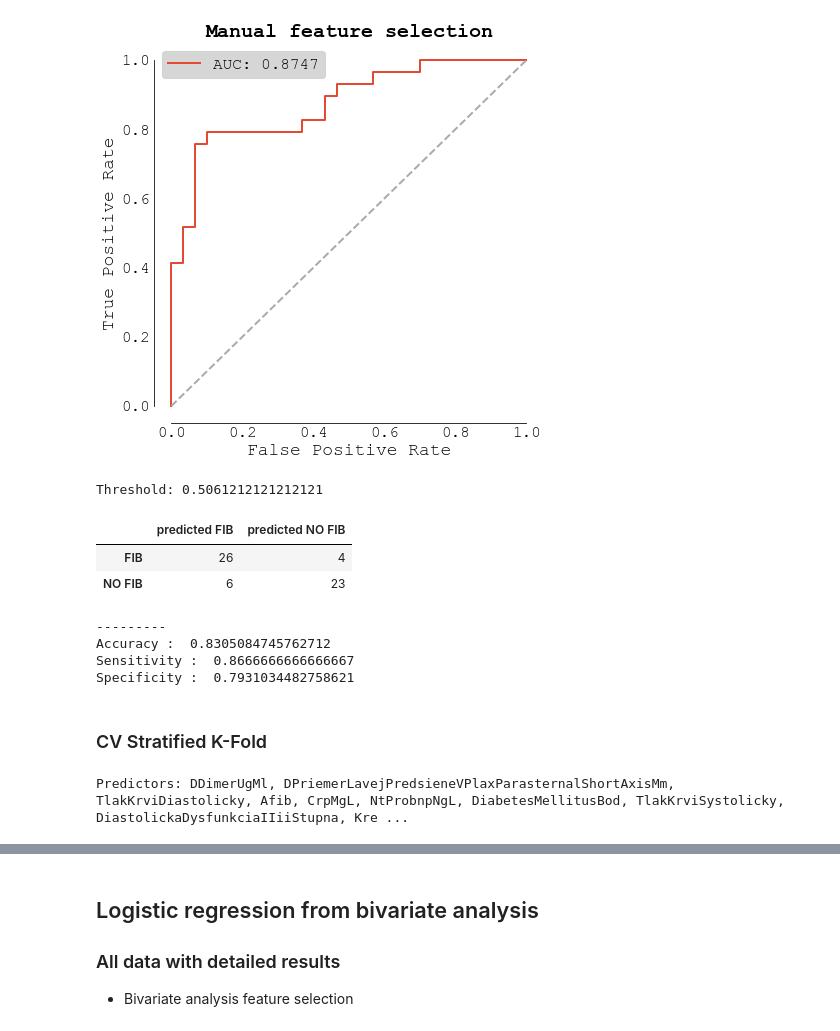
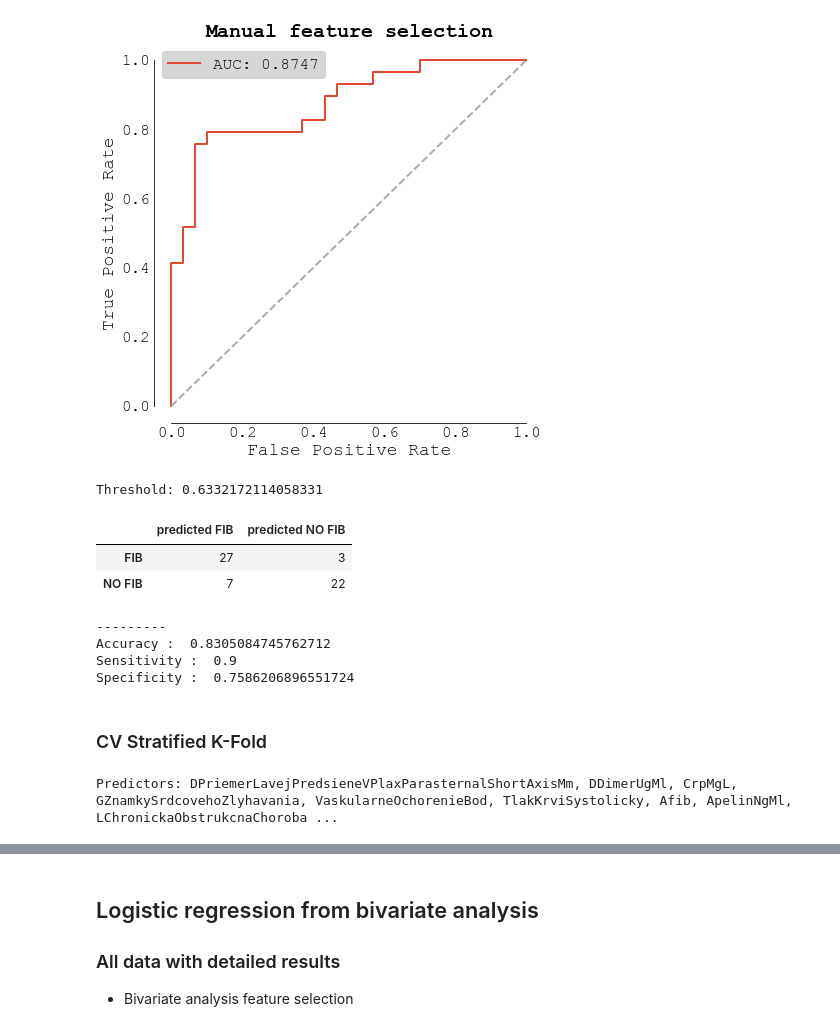
Before and after one commit to Premedix-Academy/apelin_vs_atrial_fibrillation, a Jupyter notebook: AFISBIO_paper_final.ipynb, the cells around one changed output, grey strips where cells are left out. Drawn from its saved outputs; the diff is of its cells as text; code cells hidden in the pictures.

Commit message:
fix metrics computation due to wrong threshold arrays

```diff
--- a/AFISBIO_paper_final.ipynb
+++ b/AFISBIO_paper_final.ipynb
@@ -1153,20 +1153,20 @@ if SAVE_RESULTS:
 # %% [output]
 [figure]
 # %%
-ideal_threshold_manual = thresholds[np.argmax(tpr - fpr)]
+ideal_threshold_manual = thresh[np.argmax(tpr - fpr)]
 print(f"Threshold: {ideal_threshold_manual}")
 get_metrics_for_prediction(
     df_risk["Afib"], result.predict(df_risk) > ideal_threshold_manual
 )
 # %% [output]
-Threshold: 0.5061212121212121
+Threshold: 0.6332172114058331
 |  | predicted FIB | predicted NO FIB |
-| FIB | 26 | 4 |
-| NO FIB | 6 | 23 |
+| FIB | 27 | 3 |
+| NO FIB | 7 | 22 |
 ---------
 Accuracy :  0.8305084745762712
-Sensitivity :  0.8666666666666667
-Specificity :  0.7931034482758621
+Sensitivity :  0.9
+Specificity :  0.7586206896551724
 # %% [markdown]
 ### CV Stratified K-Fold
 # %%
@@ -1180,12 +1180,12 @@ N_REPEATS = 20
 
 tpr, fpr, auc = [], [], []
 acc, sens, spec = [], [], []
+thresholds = np.linspace(0, 1, 100)
 
 
 def manual_roc_curve(true, pred):
     tpr = []
     fpr = []
-    thresholds = np.linspace(0, 1, 100)
     for thresh in thresholds:
         tn, fp, fn, tp = confusion_matrix(true, pred > thresh).ravel()
         tpr.append(tp / (tp + fn))
@@ -1217,7 +1217,7 @@ for train_index, test_index in rskf.split(x_data, y_data):
     sens.append(metrics[1])
     spec.append(metrics[2])
 # %% [output]
-Predictors: DDimerUgMl, DPriemerLavejPredsieneVPlaxParasternalShortAxisMm, TlakKrviDiastolicky, Afib, CrpMgL, NtProbnpNgL, DiabetesMellitusBod, TlakKrviSystolicky, DiastolickaDysfunkciaIIiiStupna, Kre ...
+Predictors: DPriemerLavejPredsieneVPlaxParasternalShortAxisMm, DDimerUgMl, CrpMgL, GZnamkySrdcovehoZlyhavania, VaskularneOchorenieBod, TlakKrviSystolicky, Afib, ApelinNgMl, LChronickaObstrukcnaChoroba ...
 # %%
 plt.figure(figsize=(9, 9))
 tpr = np.vstack(tpr)
```
Also changed, not shown: parts of 12 cells of this notebook.
